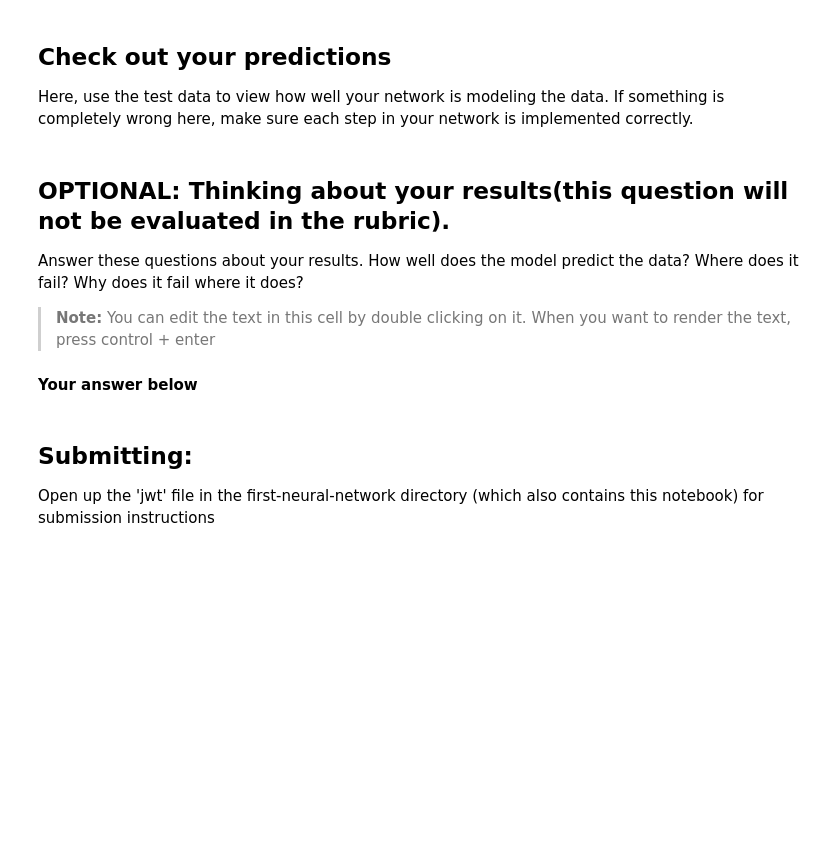
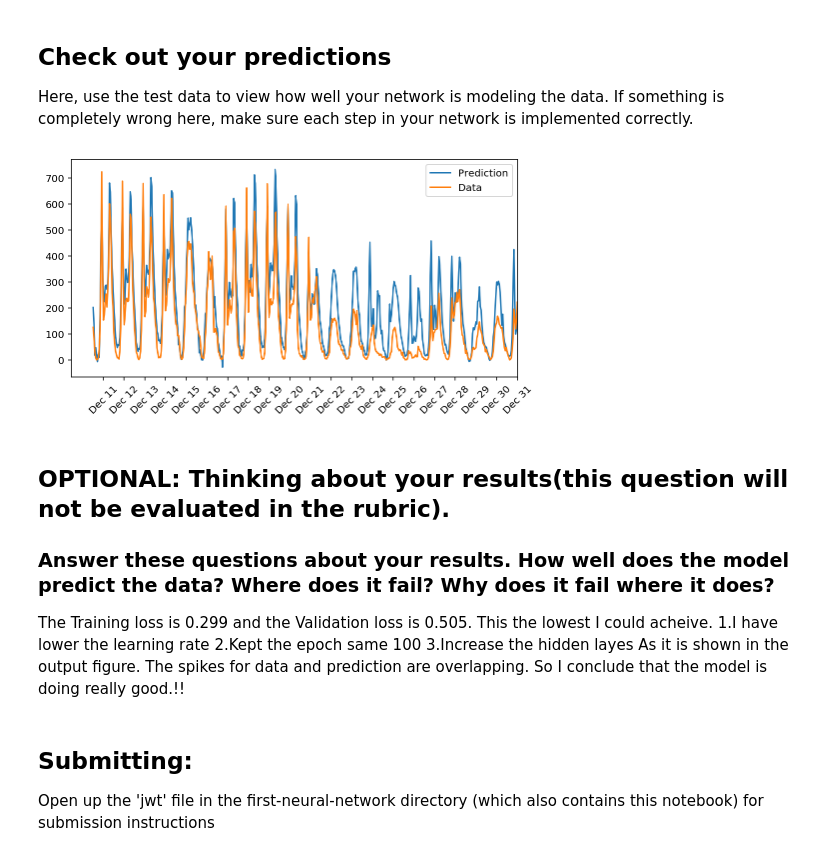
Before and after one commit to Ahmad-shaikh575/bike-sharing-patterns, a Jupyter notebook: bike-sharing-patterns-notebook.ipynb, the cells around one changed output. Saved outputs shown, nothing was run; the diff lists cells and outputs as text; code cells hidden in the pictures; blank space fills up the shorter version.

```diff
--- a/bike-sharing-patterns-notebook.ipynb
+++ b/bike-sharing-patterns-notebook.ipynb
@@ -221,6 +217,7 @@ In a model where all the weights are optimized, the more hidden nodes you have,
 
 Try a few different numbers and see how it affects the performance. You can look at the losses dictionary for a metric of the network performance. If the number of hidden units is too low, then the model won't have enough space to learn and if it is too high there are too many options for the direction that the learning can take. The trick here is to find the right balance in number of hidden units you choose.  You'll generally find that the best number of hidden nodes to use ends up being between the number of input and output nodes.
 # %%
+from my_answers import NeuralNetwork
 import sys
 
 ####################
@@ -237,7 +234,7 @@ losses = {'train':[], 'validation':[]}
 for ii in range(iterations):
     # Go through a random batch of 128 records from the training data set
     batch = np.random.choice(train_features.index, size=128)
-    X, y = train_features.ix[batch].values, train_targets.ix[batch]['cnt']
+    X, y = train_features.iloc[batch].values, train_targets.iloc[batch]['cnt']
 
     network.train(X, y)
 
@@ -263,25 +264,31 @@ Here, use the test data to view how well your network is modeling the data. If s
 # %%
 fig, ax = plt.subplots(figsize=(8,4))
 
 mean, std = scaled_features['cnt']
 predictions = network.run(test_features).T*std + mean
 ax.plot(predictions[0], label='Prediction')
 ax.plot((test_targets['cnt']*std + mean).values, label='Data')
 ax.set_xlim(right=len(predictions))
 ax.legend()
 
-dates = pd.to_datetime(rides.ix[test_data.index]['dteday'])
+dates = pd.to_datetime(rides.iloc[test_data.index]['dteday'])
 dates = dates.apply(lambda d: d.strftime('%b %d'))
 ax.set_xticks(np.arange(len(dates))[12::24])
 _ = ax.set_xticklabels(dates[12::24], rotation=45)
+# %% [output]
+[figure, added]
 # %% [markdown]
 ## OPTIONAL: Thinking about your results(this question will not be evaluated in the rubric).
 
-Answer these questions about your results. How well does the model predict the data? Where does it fail? Why does it fail where it does?
-
-> **Note:** You can edit the text in this cell by double clicking on it. When you want to render the text, press control + enter
-
-#### Your answer below
+### Answer these questions about your results. How well does the model predict the data? Where does it fail? Why does it fail where it does?
+The Training loss is 0.299 and the Validation loss is 0.505.
+This the lowest I could acheive.
+1.I have lower the learning rate
+2.Kept the epoch same 100
+3.Increase the hidden layes
+As it is shown in the output figure.
+The spikes for data and prediction are overlapping.
+So I conclude that the model is doing really good.!!
 # %% [markdown]
 ## Submitting:
 Open up the 'jwt' file in the first-neural-network directory (which also contains this notebook) for submission instructions
```
Also changed, not shown: parts of 6 cells of this notebook, 1 other file.
